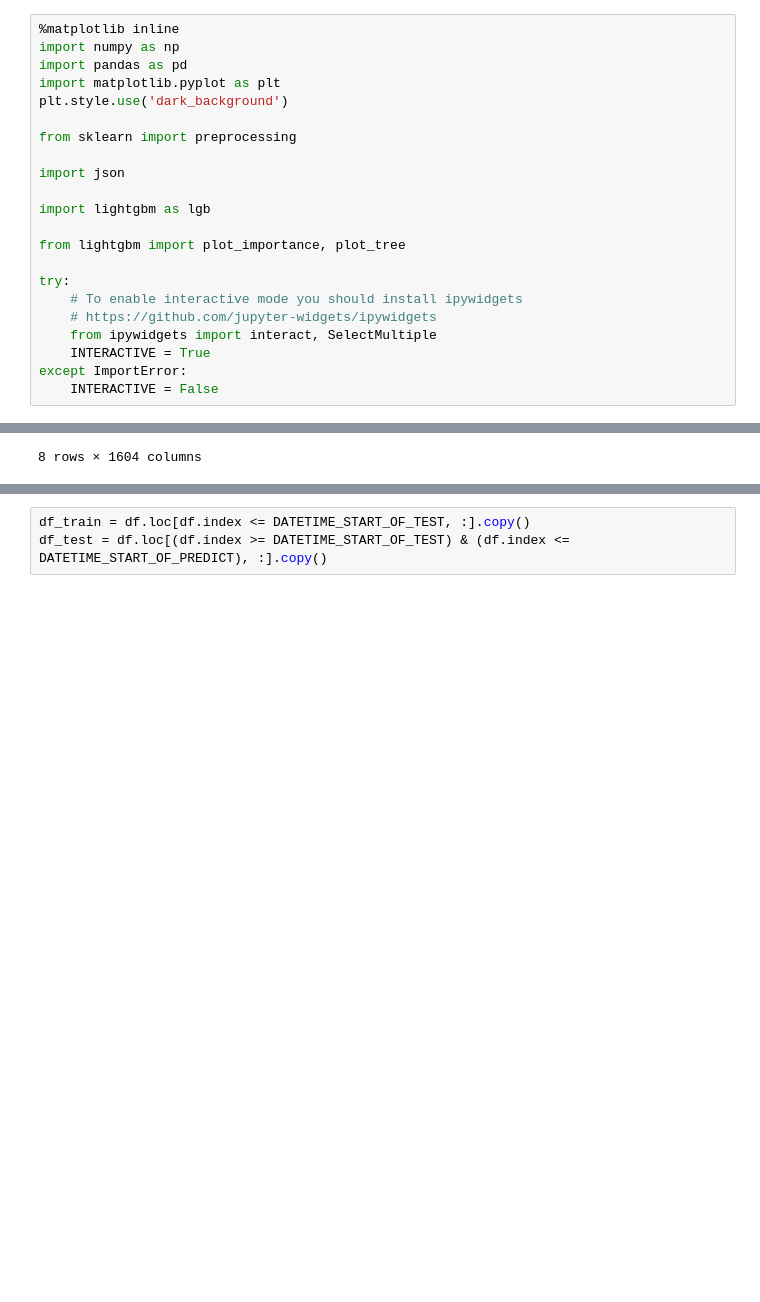
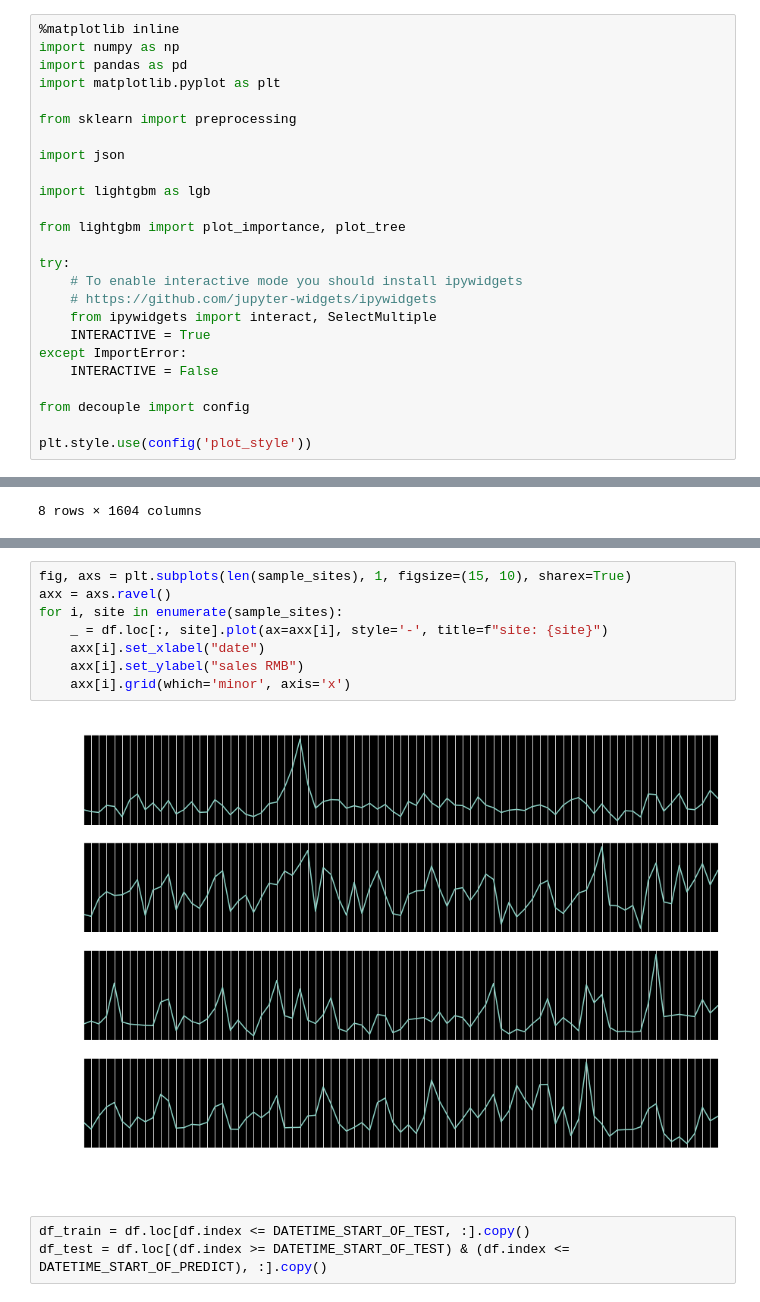
Before and after one commit to snowolf/lab_ts_forecast, a Jupyter notebook: lightgbm.ipynb, the cells around one changed output, grey strips where cells are left out. Drawn from its saved outputs; the diff is of its cells as text; blank space fills up the shorter version.

```diff
--- a/lightgbm.ipynb
+++ b/lightgbm.ipynb
@@ -3,7 +3,6 @@
 import numpy as np
 import pandas as pd
 import matplotlib.pyplot as plt
-plt.style.use('dark_background')
 
 from sklearn import preprocessing
 
@@ -20,6 +19,10 @@ try:
     INTERACTIVE = True
 except ImportError:
     INTERACTIVE = False
+
+from decouple import config
+
+plt.style.use(config('plot_style'))
 # %% [markdown]
 ## Data Prepare
 # %%
@@ -94,3 +99,13 @@ _ = df.loc[:, cols].plot(style='-', figsize=(15,5), title='site: 24, 31, 36')
+# %%
+fig, axs = plt.subplots(len(sample_sites), 1, figsize=(15, 10), sharex=True)
+axx = axs.ravel()
+for i, site in enumerate(sample_sites):
+    _ = df.loc[:, site].plot(ax=axx[i], style='-', title=f"site: {site}")
+    axx[i].set_xlabel("date")
+    axx[i].set_ylabel("sales RMB")
+    axx[i].grid(which='minor', axis='x')
+# %% [output]
+[figure, added]
 # %%
 df_train = df.loc[df.index <= DATETIME_START_OF_TEST, :].copy()
 df_test = df.loc[(df.index >= DATETIME_START_OF_TEST) & (df.index <= DATETIME_START_OF_PREDICT), :].copy()
```
Also changed, not shown: parts of 9 cells of this notebook, 2 other files.
